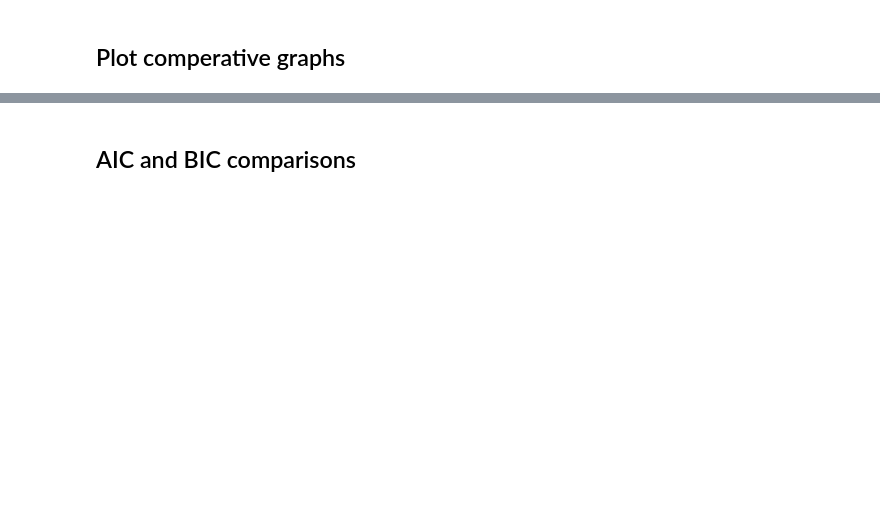
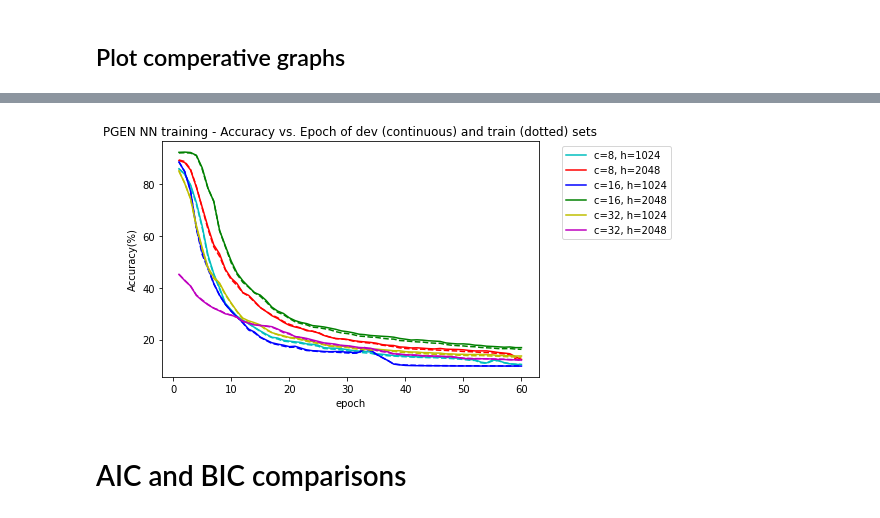
Before and after one commit to LiorSukman/Curiosity_project, a Jupyter notebook: model_comparison.ipynb, the cells around one changed output, grey strips where cells are left out. Cells and saved outputs as stored; diff of their text form; code cells hidden in the pictures; blank space fills up the shorter version.

```diff
--- a/model_comparison.ipynb
+++ b/model_comparison.ipynb
@@ -462,4 +729,30 @@ Testing set: Average loss: 0.0648, Accuracy: 22/10000 (0%), noise average = 770.
+# %%
+plt.xlabel('epoch')
+plt.ylabel('Accuracy(%)')
+
+plt.plot(epochs, dev_accuracy_c8_h1024, '-c', label = 'c=8, h=1024')
+plt.plot(epochs, train_accuracy_c8_h1024, '--c')
+plt.plot(epochs, dev_accuracy_c8_h2048, '-r', label = 'c=8, h=2048')
+plt.plot(epochs, train_accuracy_c8_h2048, '--r')
+plt.plot(epochs, dev_accuracy, '-b', label = 'c=16, h=1024')
+plt.plot(epochs, train_accuracy, '--b')
+plt.plot(epochs, dev_accuracy_c16_h2048, '-g', label = 'c=16, h=2048')
+plt.plot(epochs, train_accuracy_c16_h2048, '--g')
+plt.plot(epochs, dev_accuracy_c32_h1024, '-y', label = 'c=32, h=1024')
+plt.plot(epochs, train_accuracy_c32_h1024, '--y')
+plt.plot(epochs, dev_accuracy_c32_h2048, '-m', label = 'c=32, h=2048')
+plt.plot(epochs, train_accuracy_c32_h2048, '--m')
+
+
+
+plt.tight_layout()  # otherwise the right y-label is slightly clipped
+plt.legend(bbox_to_anchor=(1.05, 1), loc='upper left')
+plt.title('PGEN NN training - Accuracy vs. Epoch of dev (continuous) and train (dotted) sets')
+plt.savefig(FIG_PATH + 'PGEN NN training - Accuracy vs Epoch of dev (continuous) and train (dotted) sets', bbox_inches='tight')
+plt.show()
+# %% [output]
+[figure, added]
 # %% [markdown]
-## AIC and BIC comparisons
+# AIC and BIC comparisons
 # %%
 def likelihood_comp(data_loader, model, device, cnn):
```
Also changed, not shown: parts of 50 cells of this notebook, 9 other files.
